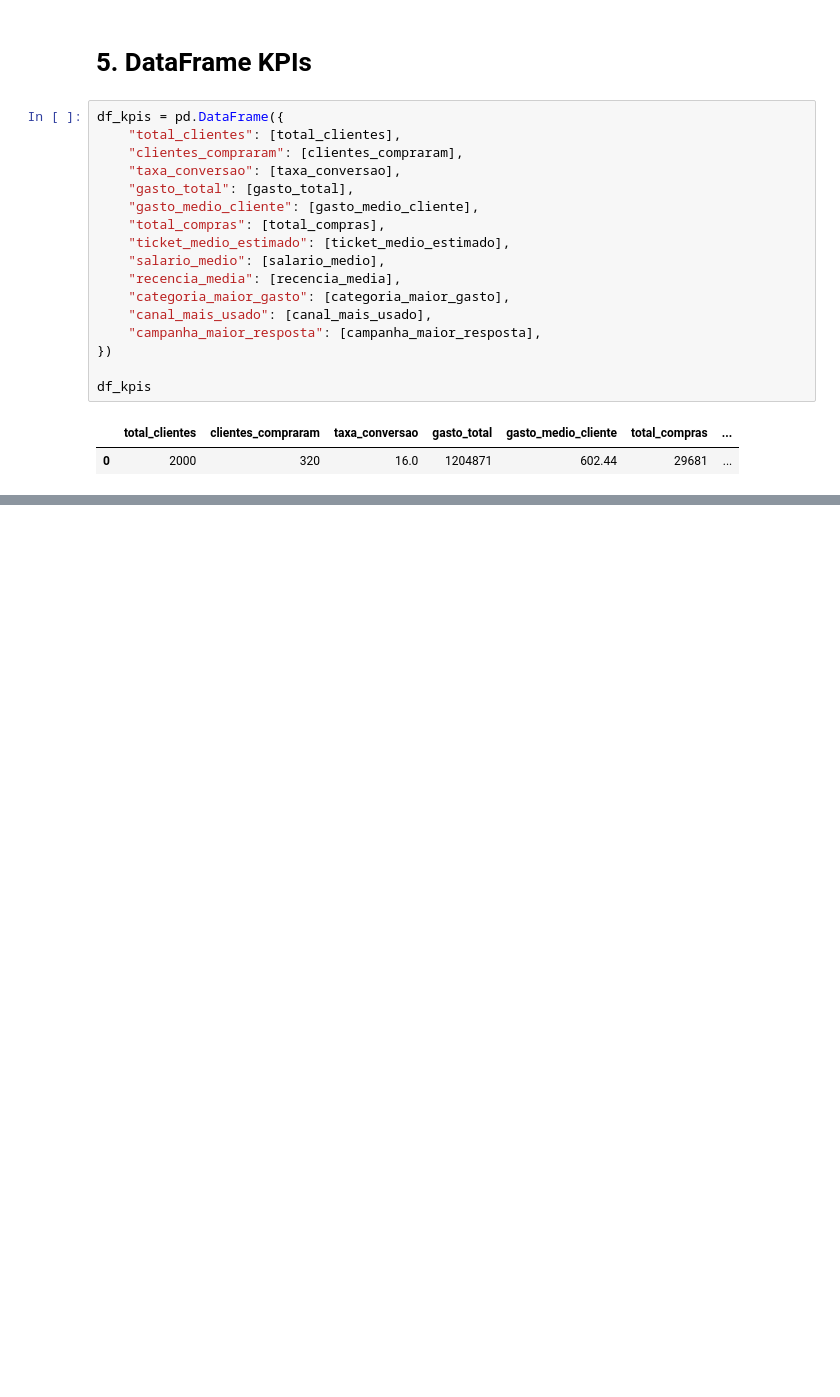
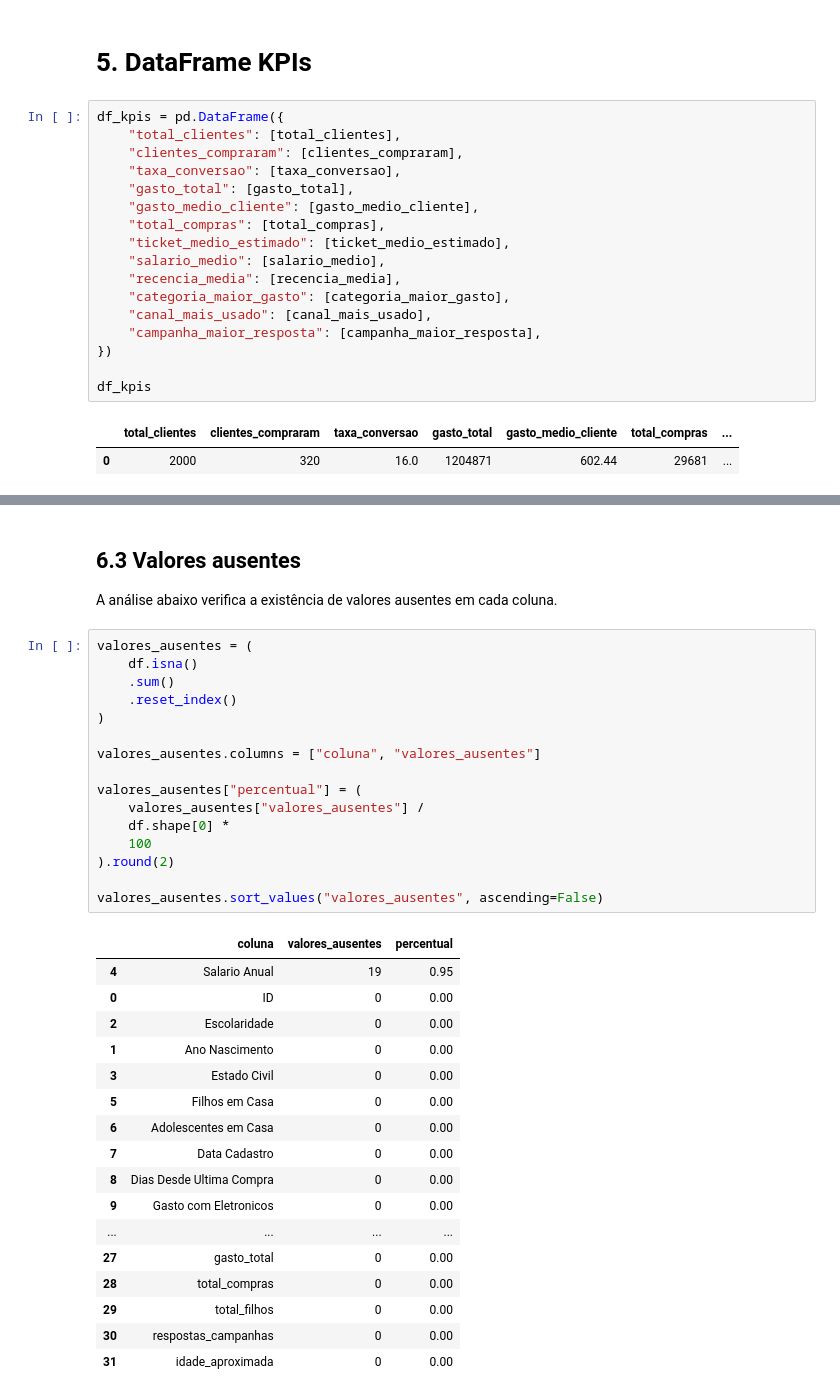
Before and after one commit to LuanSouza329/Python, a Jupyter notebook: projetos/projeto02/projeto_02_marketing.ipynb, the cells around one changed output, grey strips where cells are left out. Saved outputs shown, nothing was run; the diff lists cells and outputs as text; blank space fills up the shorter version.

Commit message:
new: adição da sessão da análise exploratória.

```diff
--- a/projetos/projeto02/projeto_02_marketing.ipynb
+++ b/projetos/projeto02/projeto_02_marketing.ipynb
@@ -163,0 +204,38 @@ A próxima etapa será iniciar a análise exploratória, avaliando a estrutura d
+# %% [markdown]
+## 6.3 Valores ausentes
+
+A análise abaixo verifica a existência de valores ausentes em cada coluna.
+# %%
+valores_ausentes = (
+    df.isna()
+    .sum()
+    .reset_index()
+)
+
+valores_ausentes.columns = ["coluna", "valores_ausentes"]
+
+valores_ausentes["percentual"] = (
+    valores_ausentes["valores_ausentes"] /
+    df.shape[0] *
+    100
+).round(2)
+
+valores_ausentes.sort_values("valores_ausentes", ascending=False)
+# %% [output]
+|  | coluna | valores_ausentes | percentual |
+| 4 | Salario Anual | 19 | 0.95 |
+| 0 | ID | 0 | 0.00 |
+| 2 | Escolaridade | 0 | 0.00 |
+| 1 | Ano Nascimento | 0 | 0.00 |
+| 3 | Estado Civil | 0 | 0.00 |
+| 5 | Filhos em Casa | 0 | 0.00 |
+| 6 | Adolescentes em Casa | 0 | 0.00 |
+| 7 | Data Cadastro | 0 | 0.00 |
+| 8 | Dias Desde Ultima Compra | 0 | 0.00 |
+| 9 | Gasto com Eletronicos | 0 | 0.00 |
+| ... | ... | ... | ... |
+| 27 | gasto_total | 0 | 0.00 |
+| 28 | total_compras | 0 | 0.00 |
+| 29 | total_filhos | 0 | 0.00 |
+| 30 | respostas_campanhas | 0 | 0.00 |
+| 31 | idade_aproximada | 0 | 0.00 |
```
Also changed, not shown: parts of 11 cells of this notebook.
